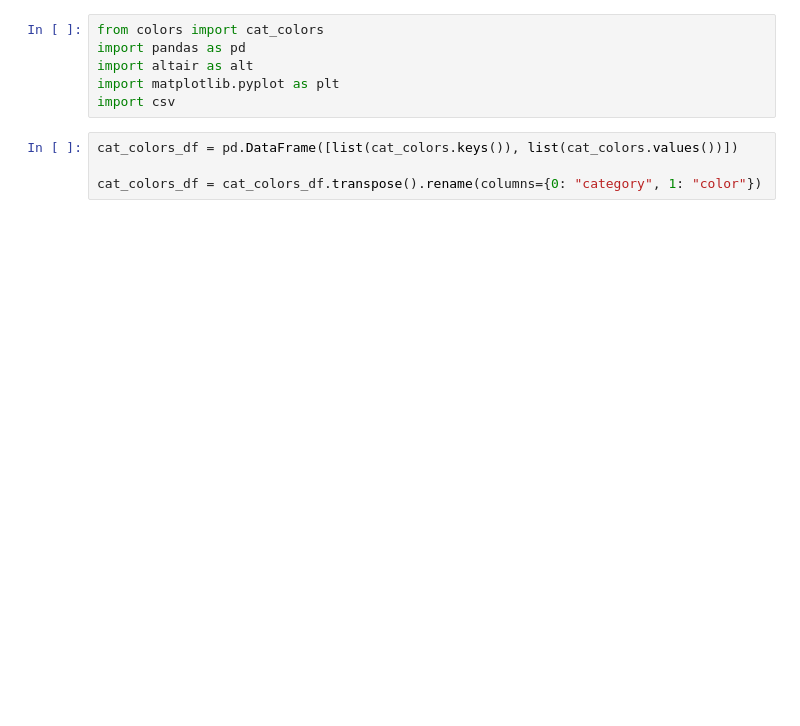
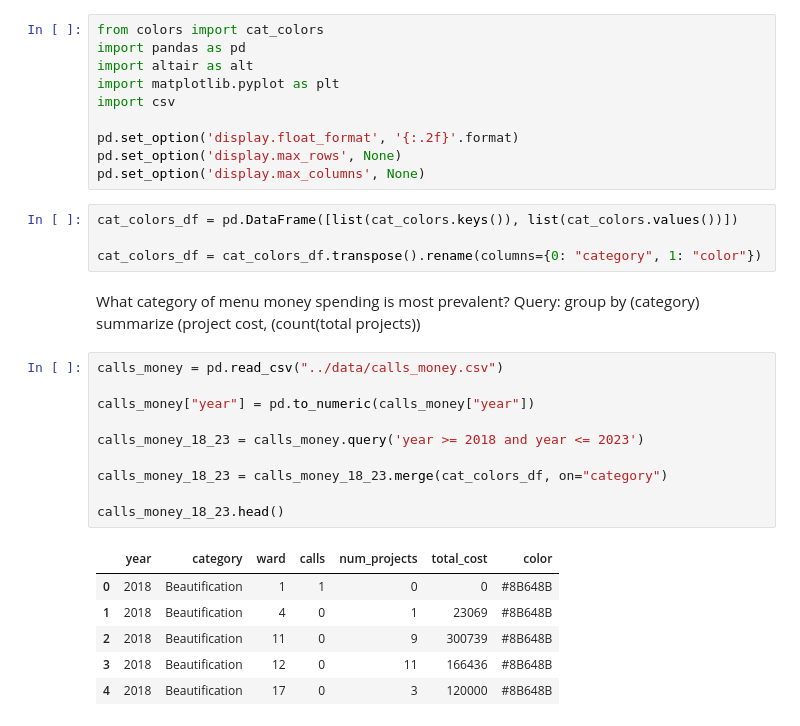
Before and after one commit to uchicago-2025-capp30122/30122-project-gitmoney, a Jupyter notebook: visualizations/lib_viz_build.ipynb, the cells around one changed output. Cells and saved outputs as stored; diff of their text form; blank space fills up the shorter version.

```diff
--- a/visualizations/lib_viz_build.ipynb
+++ b/visualizations/lib_viz_build.ipynb
@@ -4,7 +4,31 @@ import pandas as pd
 import altair as alt
 import matplotlib.pyplot as plt
 import csv
+
+pd.set_option('display.float_format', '{:.2f}'.format)
+pd.set_option('display.max_rows', None)
+pd.set_option('display.max_columns', None)
 # %%
 cat_colors_df = pd.DataFrame([list(cat_colors.keys()), list(cat_colors.values())])
 
 cat_colors_df = cat_colors_df.transpose().rename(columns={0: "category", 1: "color"})
+# %% [markdown]
+What category of menu money spending is most prevalent?
+Query: group by (category) summarize (project cost, (count(total projects))
+# %%
+calls_money = pd.read_csv("../data/calls_money.csv")
+
+calls_money["year"] = pd.to_numeric(calls_money["year"])
+
+calls_money_18_23 = calls_money.query('year >= 2018 and year <= 2023')
+
+calls_money_18_23 = calls_money_18_23.merge(cat_colors_df, on="category")
+
+calls_money_18_23.head()
+# %% [output]
+|  | year | category | ward | calls | num_projects | total_cost | color |
+| 0 | 2018 | Beautification | 1 | 1 | 0 | 0 | #8B648B |
+| 1 | 2018 | Beautification | 4 | 0 | 1 | 23069 | #8B648B |
+| 2 | 2018 | Beautification | 11 | 0 | 9 | 300739 | #8B648B |
+| 3 | 2018 | Beautification | 12 | 0 | 11 | 166436 | #8B648B |
+| 4 | 2018 | Beautification | 17 | 0 | 3 | 120000 | #8B648B |
```
Also changed, not shown: parts of 13 cells of this notebook.
